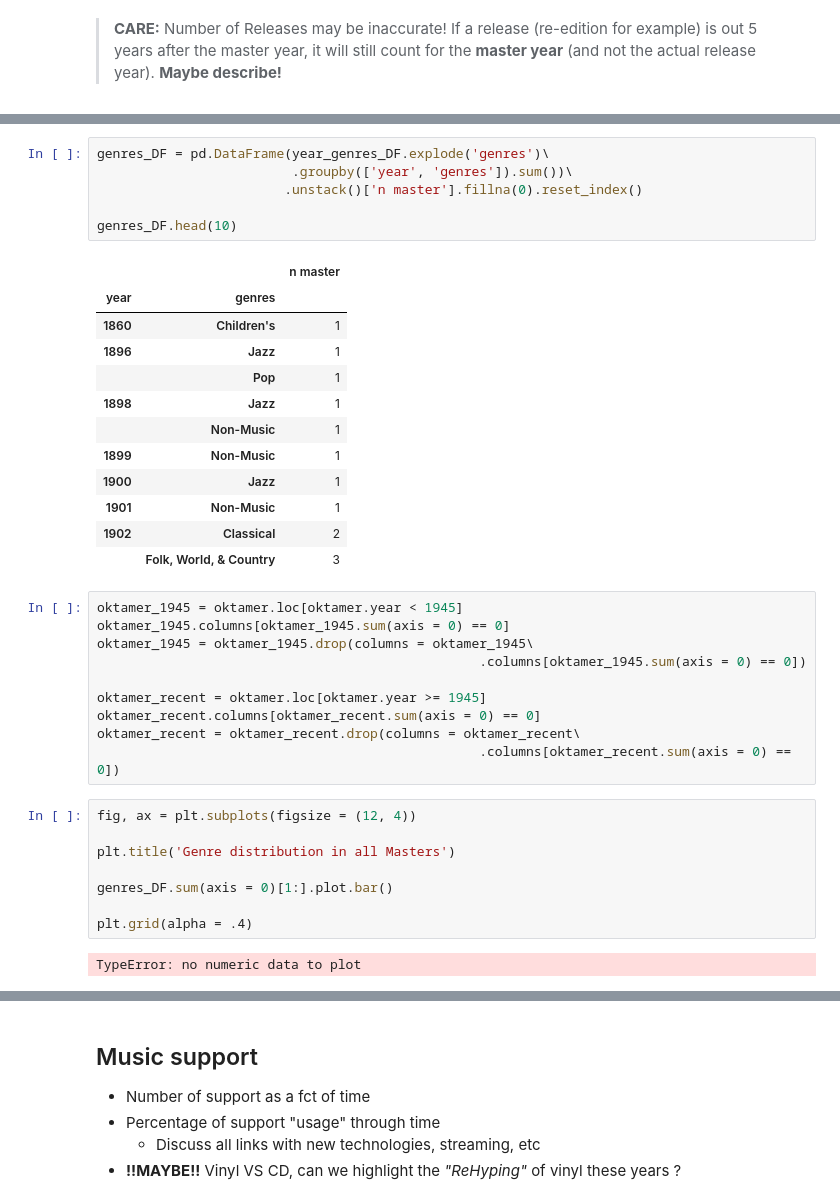
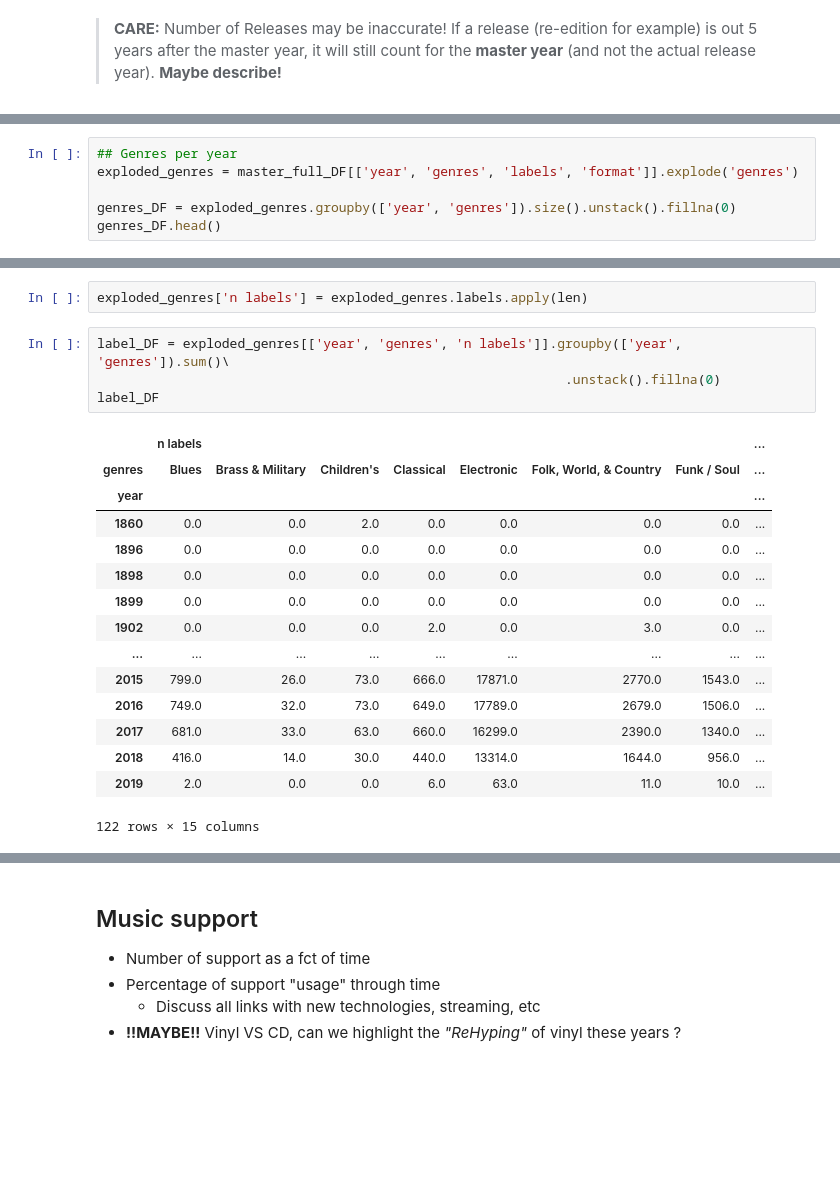
Before and after one commit to JBMembrado/Projects, a Jupyter notebook: Discogs_Masters.ipynb, the cells around one changed output, grey strips where cells are left out. Cells and saved outputs as stored; diff of their text form; blank space fills up the shorter version.

Commit message:
Genres almost Done

```diff
--- a/Discogs_Masters.ipynb
+++ b/Discogs_Masters.ipynb
@@ -240,0 +224,6 @@ master_year_genres = masters.groupBy(["year", "genres"]) \
+# %%
+## Genres per year
+exploded_genres = master_full_DF[['year', 'genres', 'labels', 'format']].explode('genres')
+
+genres_DF = exploded_genres.groupby(['year', 'genres']).size().unstack().fillna(0)
+genres_DF.head()
@@ -241,39 +328,22 @@ master_year_genres = masters.groupBy(["year", "genres"]) \
+# %%
+exploded_genres['n labels'] = exploded_genres.labels.apply(len)
 # %%
-genres_DF = pd.DataFrame(year_genres_DF.explode('genres')\
-                         .groupby(['year', 'genres']).sum())\
-                        .unstack()['n master'].fillna(0).reset_index()
-
-genres_DF.head(10)
+label_DF = exploded_genres[['year', 'genres', 'n labels']].groupby(['year', 'genres']).sum()\
+                                                            .unstack().fillna(0)
+label_DF
 # %% [output]
-|  |  | n master |
-| year | genres |  |
-| 1860 | Children's | 1 |
-| 1896 | Jazz | 1 |
-|  | Pop | 1 |
-| 1898 | Jazz | 1 |
-|  | Non-Music | 1 |
-| 1899 | Non-Music | 1 |
-| 1900 | Jazz | 1 |
-| 1901 | Non-Music | 1 |
-| 1902 | Classical | 2 |
-|  | Folk, World, & Country | 3 |
+|  | n labels |  |  |  |  |  |  | ... |
+| genres | Blues | Brass & Military | Children's | Classical | Electronic | Folk, World, & Country | Funk / Soul | ... |
+| year |  |  |  |  |  |  |  | ... |
+| 1860 | 0.0 | 0.0 | 2.0 | 0.0 | 0.0 | 0.0 | 0.0 | ... |
+| 1896 | 0.0 | 0.0 | 0.0 | 0.0 | 0.0 | 0.0 | 0.0 | ... |
+| 1898 | 0.0 | 0.0 | 0.0 | 0.0 | 0.0 | 0.0 | 0.0 | ... |
+| 1899 | 0.0 | 0.0 | 0.0 | 0.0 | 0.0 | 0.0 | 0.0 | ... |
+| 1902 | 0.0 | 0.0 | 0.0 | 2.0 | 0.0 | 3.0 | 0.0 | ... |
+| ... | ... | ... | ... | ... | ... | ... | ... | ... |
+| 2015 | 799.0 | 26.0 | 73.0 | 666.0 | 17871.0 | 2770.0 | 1543.0 | ... |
+| 2016 | 749.0 | 32.0 | 73.0 | 649.0 | 17789.0 | 2679.0 | 1506.0 | ... |
+| 2017 | 681.0 | 33.0 | 63.0 | 660.0 | 16299.0 | 2390.0 | 1340.0 | ... |
+| 2018 | 416.0 | 14.0 | 30.0 | 440.0 | 13314.0 | 1644.0 | 956.0 | ... |
+| 2019 | 2.0 | 0.0 | 0.0 | 6.0 | 63.0 | 11.0 | 10.0 | ... |
+122 rows × 15 columns
-# %%
-oktamer_1945 = oktamer.loc[oktamer.year < 1945]
-oktamer_1945.columns[oktamer_1945.sum(axis = 0) == 0]
-oktamer_1945 = oktamer_1945.drop(columns = oktamer_1945\
-                                                 .columns[oktamer_1945.sum(axis = 0) == 0])
-
-oktamer_recent = oktamer.loc[oktamer.year >= 1945]
-oktamer_recent.columns[oktamer_recent.sum(axis = 0) == 0]
-oktamer_recent = oktamer_recent.drop(columns = oktamer_recent\
-                                                 .columns[oktamer_recent.sum(axis = 0) == 0])
-# %%
-fig, ax = plt.subplots(figsize = (12, 4))
-
-plt.title('Genre distribution in all Masters')
-
-genres_DF.sum(axis = 0)[1:].plot.bar()
-
-plt.grid(alpha = .4)
-# %% [output]
-TypeError: no numeric data to plot
```
Also changed, not shown: parts of 10 cells of this notebook.
